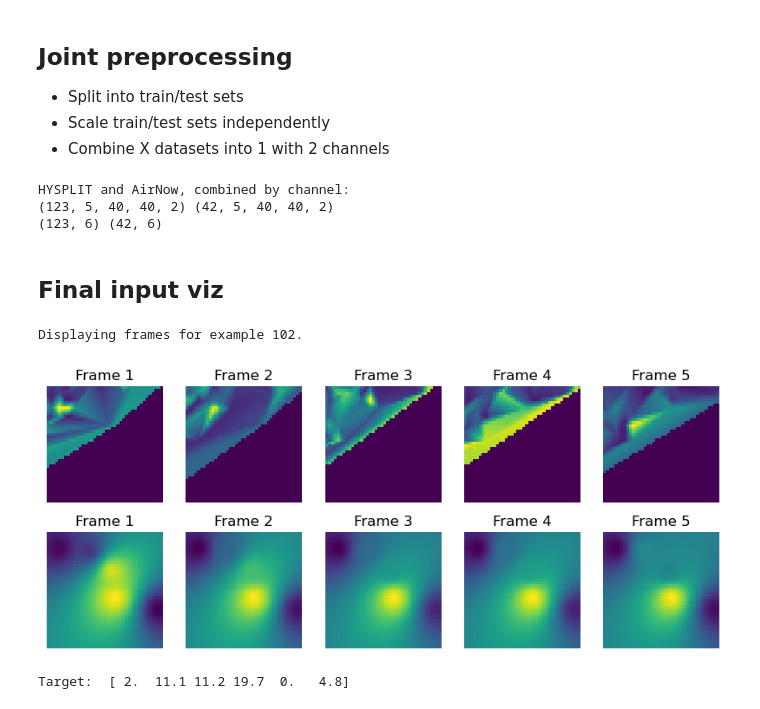
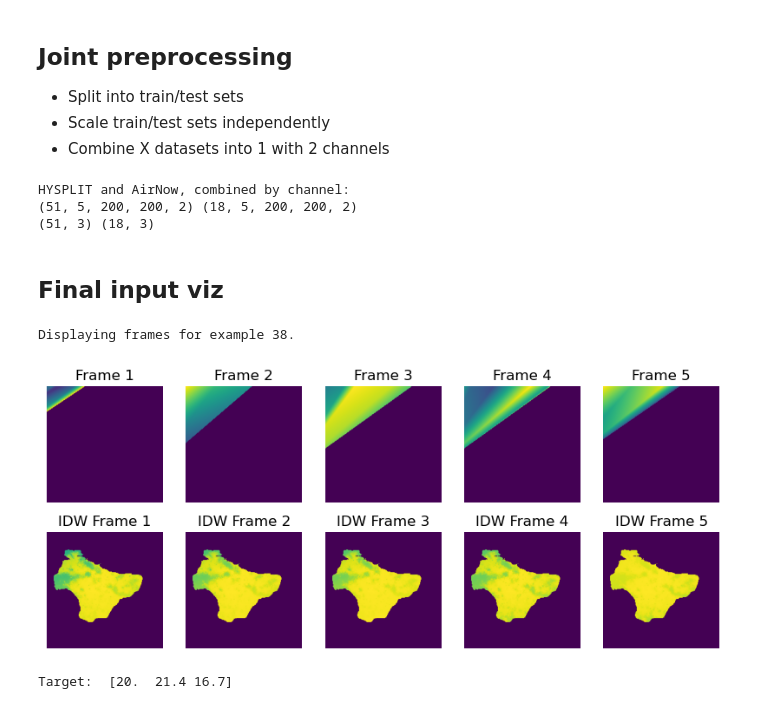
Before and after one commit to mohsley/wildfire, a Jupyter notebook: hysplit/organized/hysplit-airnow-revised.ipynb, the cells around one changed output. Saved outputs shown, nothing was run; the diff lists cells and outputs as text; code cells hidden in the pictures.

```diff
--- a/hysplit/organized/hysplit-airnow-revised.ipynb
+++ b/hysplit/organized/hysplit-airnow-revised.ipynb
@@ -5,12 +5,12 @@
 # %%
 import os
 # define bounding box
-lat_bottom, lat_top = 33.6, 34.3
-lon_bottom, lon_top = -118.6, -117.9
+lat_bottom, lat_top = 33.9, 34.2
+lon_bottom, lon_top = -118.4, -118.0
 extent = (lon_bottom, lon_top, lat_bottom, lat_top)
 
 # input data shape
-dim = 40
+dim = 200
 frames_per_sample = 5
 
 # date range of data
@@ -26,7 +26,7 @@ output_dir = "/mnt/d/school/wildfire/hysplit/organized/data/conc_output"
 convlstm_output_dir = "convlstm_data"   # Directory for processed data
 
 # Meteorological data file
-met_file = "gdas1.jan25.w2"  # Adjust to your actual file
+met_file = "gdas1.jan25.w2"
 # %% [markdown]
 ## HYSPLIT Data Processing
 # %%
@@ -135,7 +133,10 @@ AD = AirNowData(
     airnow_api_key=airnow_api_key,  # API key from environment variable
     save_dir='data/airnow.json',
     frames_per_sample=frames_per_sample,
-    dim=dim
+    dim=dim,
+    idw_power=2,
+    elevation_path="libs/inputs/elevation.npy",
+    mask_path="libs/inputs/mask.npy",
 )
 # %% [output]
 'data/airnow.json' already exists; skipping request...
@@ -177,16 +271,20 @@ X_airnow_train, X_airnow_test = train_test_split(X_airnow, train_size=0.75)
 y_train, y_test = train_test_split(Y, train_size=0.75)
 
 # scale training data, then test data based on training data's stats
+# First, align your datasets
 min_samples = min(X_hysplit.shape[0], X_airnow.shape[0])
 X_hysplit = X_hysplit[:min_samples]
 X_airnow = X_airnow[:min_samples]
-Y = Y[:min_samples]  # Also trim the target variables
+Y = Y[:min_samples]
 
-# Now proceed with the train/test split
-X_hysplit_train, X_hysplit_test = train_test_split(X_hysplit, train_size=0.75)
-X_airnow_train, X_airnow_test = train_test_split(X_airnow, train_size=0.75)
+split_idx = int(min_samples * 0.75)
 
-# combine each data source into one tensor, by channel
+# Split all datasets using the same index
+X_hysplit_train, X_hysplit_test = X_hysplit[:split_idx], X_hysplit[split_idx:]
+X_airnow_train, X_airnow_test = X_airnow[:split_idx], X_airnow[split_idx:]
+y_train, y_test = Y[:split_idx], Y[split_idx:]
+
+# Then combine channels
 X_train = np.concatenate([X_hysplit_train, X_airnow_train], axis=-1)
 X_test = np.concatenate([X_hysplit_test, X_airnow_test], axis=-1)
 
@@ -195,39 +293,39 @@ print(X_train.shape, X_test.shape)
 print(y_train.shape, y_test.shape)
 # %% [output]
 HYSPLIT and AirNow, combined by channel:
-(123, 5, 40, 40, 2) (42, 5, 40, 40, 2)
-(123, 6) (42, 6)
+(51, 5, 200, 200, 2) (18, 5, 200, 200, 2)
+(51, 3) (18, 3)
 # %% [markdown]
 ## Final input viz
 # %%
 import matplotlib.pyplot as plt
 
 # Construct a figure on which we will visualize the images.
 fig, axes = plt.subplots(2, 5, figsize=(10, 4))
 
 # Plot each of the sequential images for one random data example.
 # plot hysplit channel
 np.random.seed(42)
 rand_sample = np.random.choice(range(len(X_train)))
 for idx, ax in enumerate(axes[0]):
     ax.imshow(np.squeeze(X_train[rand_sample, idx, :, :, 0]))
     ax.set_title(f"Frame {idx + 1}")
     ax.axis("off")
 # plot airnow channel
 for idx, ax in enumerate(axes[1]):
     ax.imshow(np.squeeze(X_train[rand_sample, idx, :, :, 1]))
-    ax.set_title(f"Frame {idx + 1}")
+    ax.set_title(f"IDW Frame {idx + 1}")
     ax.axis("off")
 
 # Print information and display the figure.
 print(f"Displaying frames for example {rand_sample}.")
 plt.show()
 
 print("Target: ", y_train[rand_sample])
 # %% [output]
-Displaying frames for example 102.
+Displaying frames for example 38.
-[figure, old version]
+[figure, new version]
-Target:  [ 2.  11.1 11.2 19.7  0.   4.8]
+Target:  [20.  21.4 16.7]
 # %%
 import tensorflow as tf
 import keras
```
Also changed, not shown: parts of 16 cells of this notebook, 10 other files.
